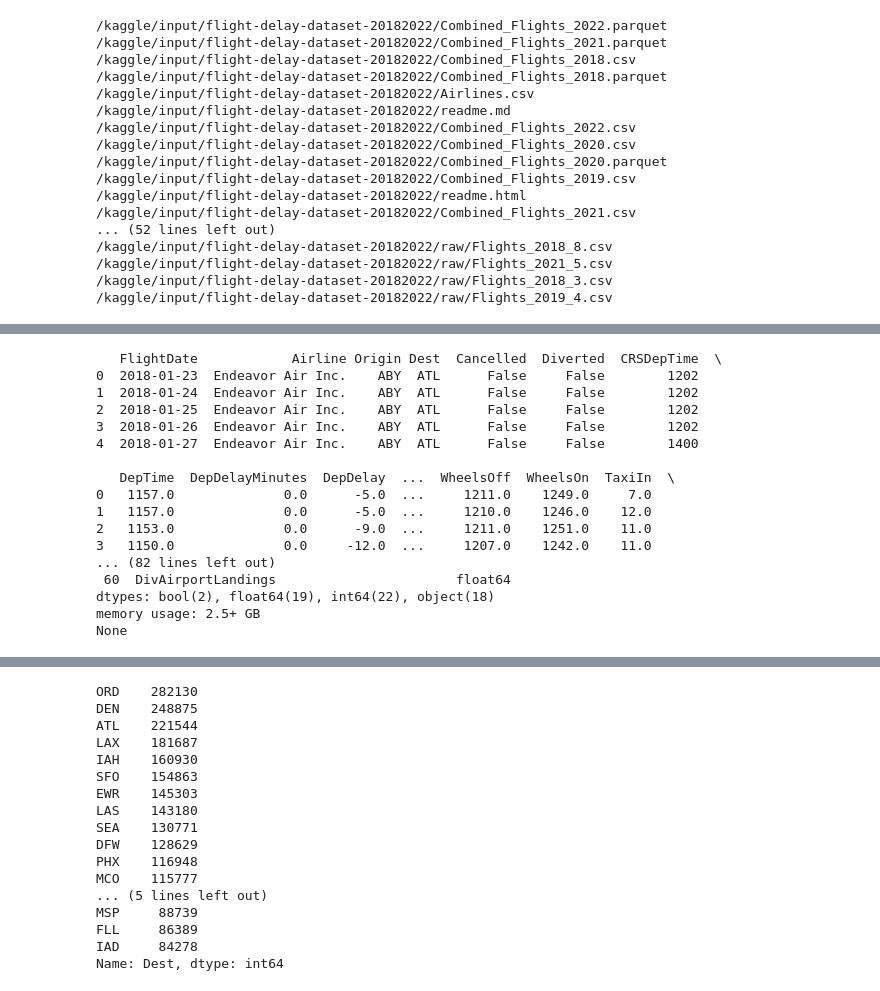
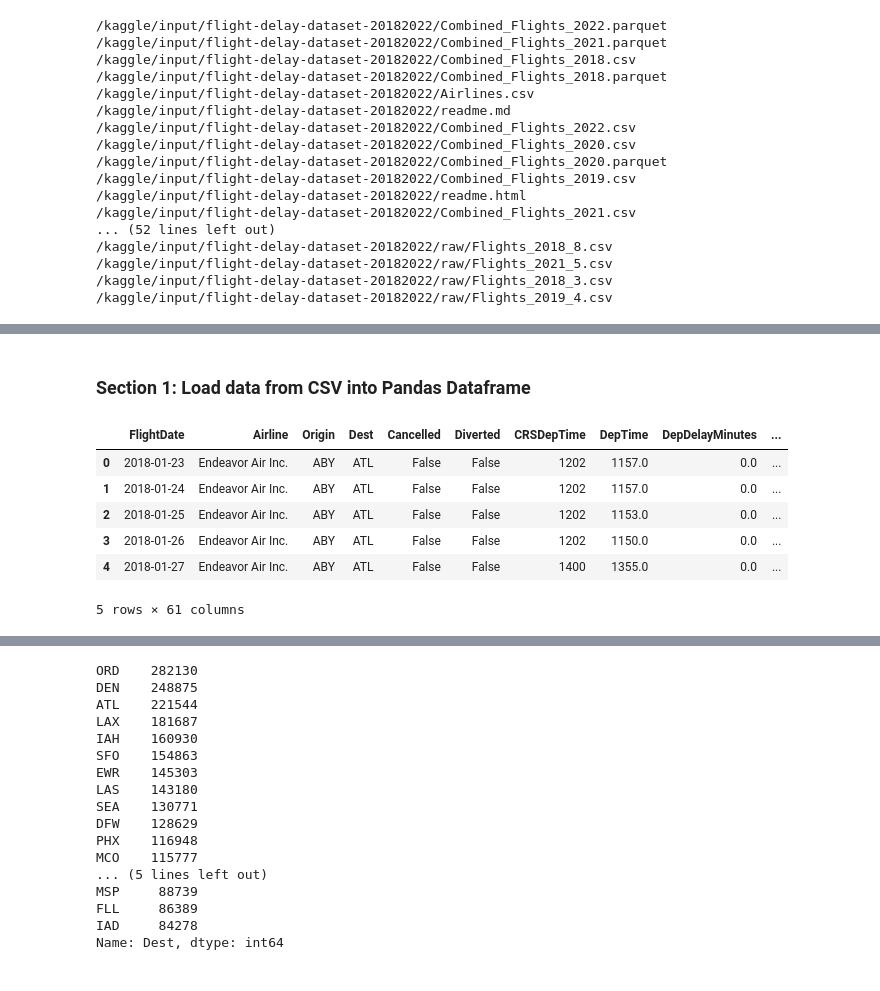
Before and after one commit to parkerho/545Project, a Jupyter notebook: project-notebook.ipynb, the cells around one changed output, grey strips where cells are left out. Drawn from its saved outputs; the diff is of its cells as text; code cells hidden in the pictures.

```diff
--- a/project-notebook.ipynb
+++ b/project-notebook.ipynb
@@ -79,22 +49,2 @@ None
-# %%
-#let's look at the code
-print(df_flights_2018.head())
-print(df_flights_2018.info())
-# %% [output]
-   FlightDate            Airline Origin Dest  Cancelled  Diverted  CRSDepTime  \
-0  2018-01-23  Endeavor Air Inc.    ABY  ATL      False     False        1202
-1  2018-01-24  Endeavor Air Inc.    ABY  ATL      False     False        1202
-2  2018-01-25  Endeavor Air Inc.    ABY  ATL      False     False        1202
-3  2018-01-26  Endeavor Air Inc.    ABY  ATL      False     False        1202
-4  2018-01-27  Endeavor Air Inc.    ABY  ATL      False     False        1400
-
-   DepTime  DepDelayMinutes  DepDelay  ...  WheelsOff  WheelsOn  TaxiIn  \
-0   1157.0              0.0      -5.0  ...     1211.0    1249.0     7.0
-1   1157.0              0.0      -5.0  ...     1210.0    1246.0    12.0
-2   1153.0              0.0      -9.0  ...     1211.0    1251.0    11.0
-3   1150.0              0.0     -12.0  ...     1207.0    1242.0    11.0
-... (82 lines left out)
- 60  DivAirportLandings                       float64
-dtypes: bool(2), float64(19), int64(22), object(18)
-memory usage: 2.5+ GB
-None
+# %% [markdown]
+### Section 1: Load data from CSV into Pandas Dataframe
@@ -100,0 +64,11 @@ None
+# %%
+# Visualize dataframe to ensure it loaded correctly
+df_flights_2018.head()
+# %% [output]
+|  | FlightDate | Airline | Origin | Dest | Cancelled | Diverted | CRSDepTime | DepTime | DepDelayMinutes | ... |
+| 0 | 2018-01-23 | Endeavor Air Inc. | ABY | ATL | False | False | 1202 | 1157.0 | 0.0 | ... |
+| 1 | 2018-01-24 | Endeavor Air Inc. | ABY | ATL | False | False | 1202 | 1157.0 | 0.0 | ... |
+| 2 | 2018-01-25 | Endeavor Air Inc. | ABY | ATL | False | False | 1202 | 1153.0 | 0.0 | ... |
+| 3 | 2018-01-26 | Endeavor Air Inc. | ABY | ATL | False | False | 1202 | 1150.0 | 0.0 | ... |
+| 4 | 2018-01-27 | Endeavor Air Inc. | ABY | ATL | False | False | 1400 | 1355.0 | 0.0 | ... |
+5 rows × 61 columns
```
Also changed, not shown: parts of 57 cells of this notebook.
